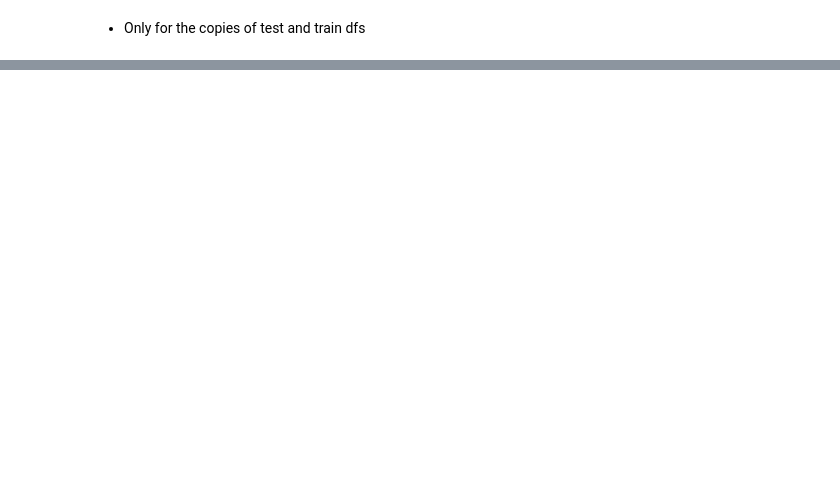
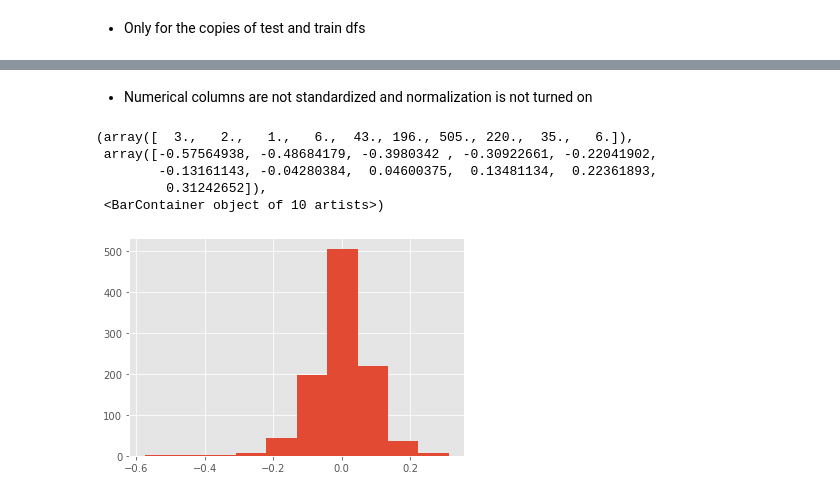
Before and after one commit to suhitasva/ML_Project, a Jupyter notebook: PLR_models.ipynb, the cells around one changed output, grey strips where cells are left out. Drawn from its saved outputs; the diff is of its cells as text; code cells hidden in the pictures; blank space fills up the shorter version.

```diff
--- a/PLR_models.ipynb
+++ b/PLR_models.ipynb
@@ -197,0 +336,5 @@ std_num_cols(test_df_cpy)
+# %%
+# Numerical columns not standardized (normalization is not turned on):
+
+ridge_base31 = Ridge()
+model_results(trainX_trans, np.log(trainY), testX_trans, np.log(testY), ridge_base31, show = True)
@@ -197,0 +394,12 @@ std_num_cols(test_df_cpy)
+# %% [markdown]
+- Numerical columns are not standardized and normalization is not turned on
+# %%
+residuals = np.log(trainY) - ridge_base31.predict(trainX_trans)
+plt.hist(residuals)
+# %% [output]
+(array([  3.,   2.,   1.,   6.,  43., 196., 505., 220.,  35.,   6.]),
+ array([-0.57564938, -0.48684179, -0.3980342 , -0.30922661, -0.22041902,
+        -0.13161143, -0.04280384,  0.04600375,  0.13481134,  0.22361893,
+         0.31242652]),
+ <BarContainer object of 10 artists>)
+[figure, added]
```
Also changed, not shown: parts of 42 cells of this notebook.
